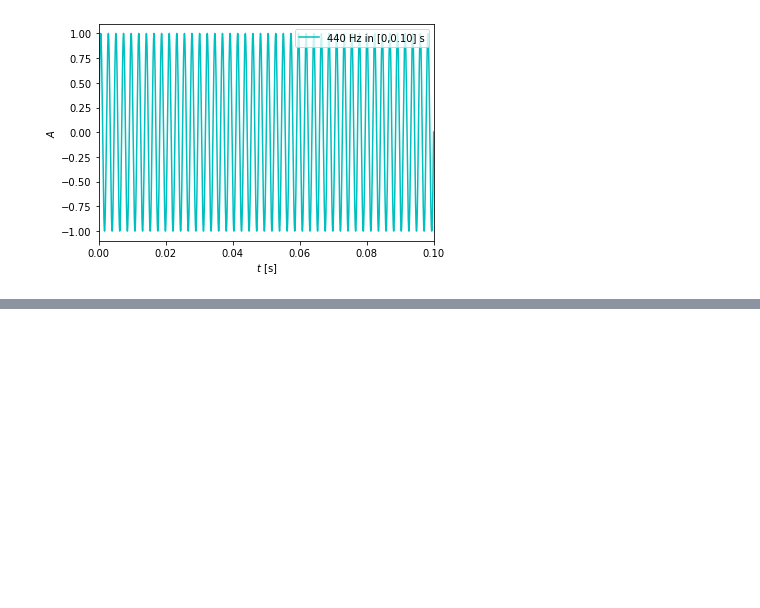
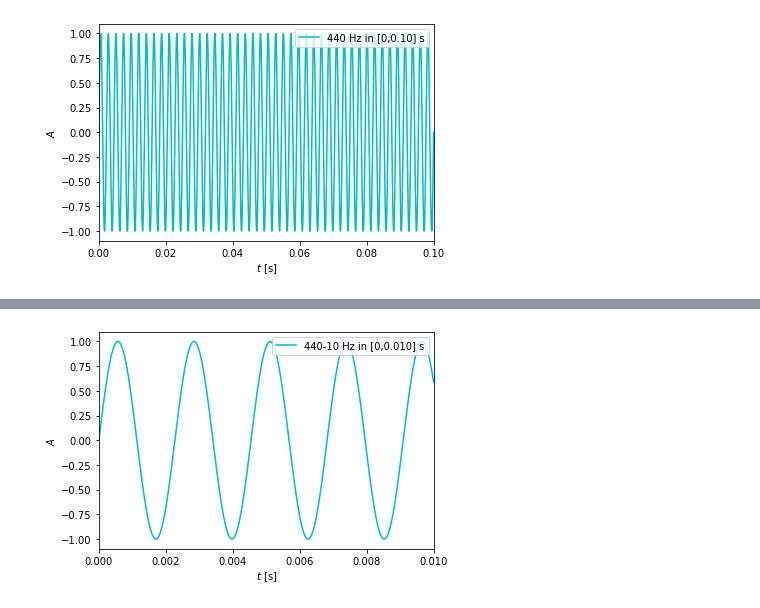
Before and after one commit to miokobayashii/AppliedPhysics1, a Jupyter notebook: 2ndTERM/2460_うなり_応用物理1.ipynb, the cells around one changed output, grey strips where cells are left out. Drawn from its saved outputs; the diff is of its cells as text; code cells hidden in the pictures; blank space fills up the shorter version.

```diff
--- a/2ndTERM/2460_うなり_応用物理1.ipynb
+++ b/2ndTERM/2460_うなり_応用物理1.ipynb
@@ -51,0 +56,14 @@ plt.show()
+# %%
+#@title 時間拡大 (440-10)Hz
+
+t1 = np.linspace(0, T, (framerate-2)*T)
+data1 = np.sin(2*np.pi*f_A*t1)
+
+plt.plot(t1, data1, '-c', label='440-10 Hz in [0,0.010] s')
+plt.legend(loc='upper right')
+plt.xlim(0, 1.0/100)
+plt.xlabel("$t$ [s]")
+plt.ylabel("$A$ ")
+plt.show()
+# %% [output]
+[figure, added]
```
Also changed, not shown: parts of 4 cells of this notebook.
